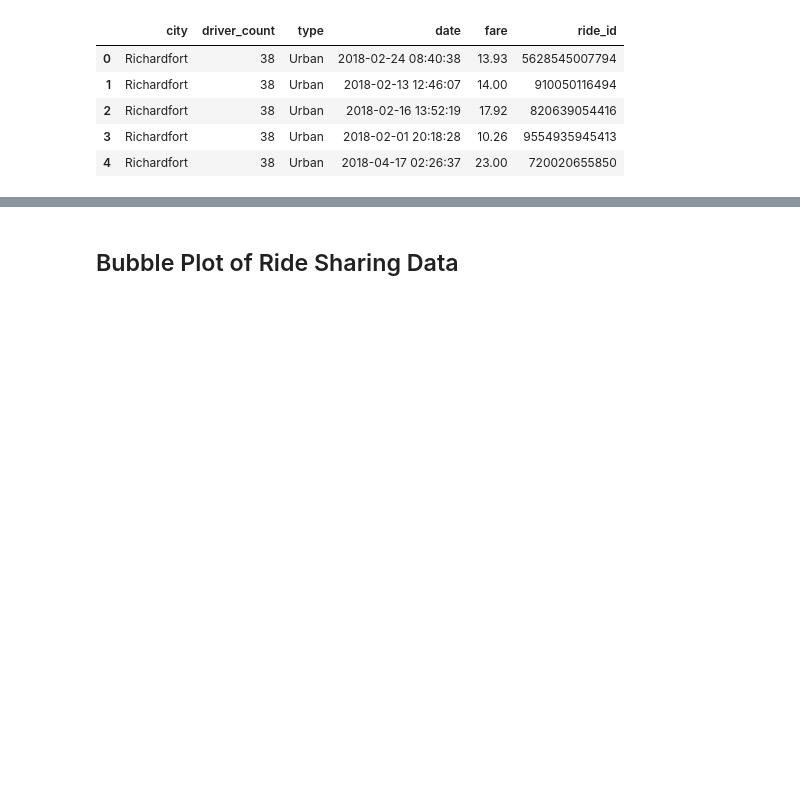
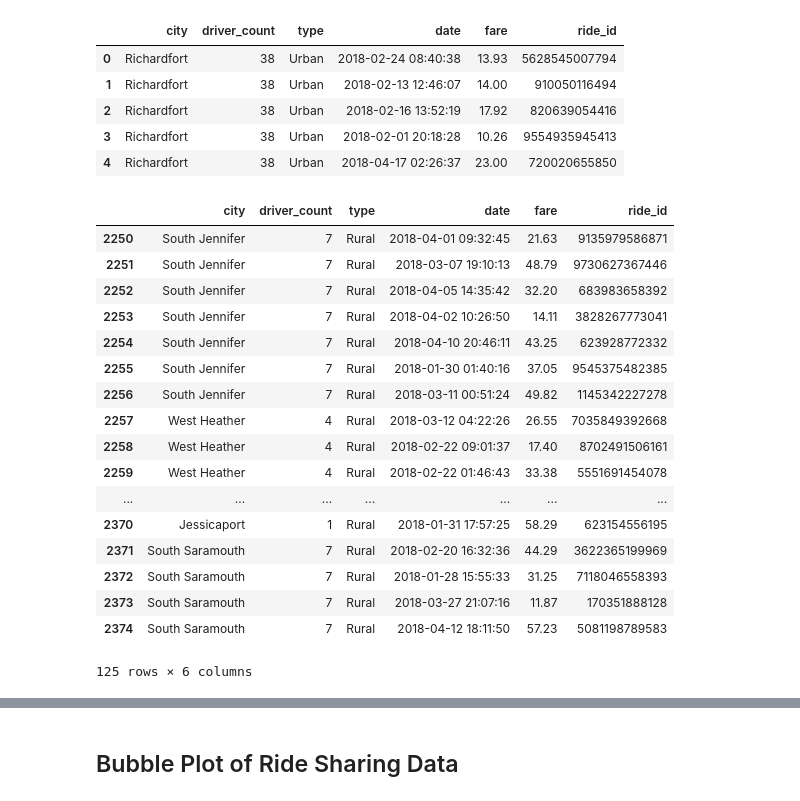
Before and after one commit to fc327/matplotlib, a Jupyter notebook: pyber_matplotlib_assignment.ipynb, the cells around one changed output, grey strips where cells are left out. Drawn from its saved outputs; the diff is of its cells as text; code cells hidden in the pictures; blank space fills up the shorter version.

```diff
--- a/pyber_matplotlib_assignment.ipynb
+++ b/pyber_matplotlib_assignment.ipynb
@@ -25,3 +25,29 @@ rides_and_cities_df.head()
 | 2 | Richardfort | 38 | Urban | 2018-02-16 13:52:19 | 17.92 | 820639054416 |
 | 3 | Richardfort | 38 | Urban | 2018-02-01 20:18:28 | 10.26 | 9554935945413 |
 | 4 | Richardfort | 38 | Urban | 2018-04-17 02:26:37 | 23.00 | 720020655850 |
+# %%
+urban = rides_and_cities_df[rides_and_cities_df['type']=='Urban']
+urban
+suburban = rides_and_cities_df[rides_and_cities_df['type']=='Suburban']
+suburban
+rural = rides_and_cities_df[rides_and_cities_df['type']=='Rural']
+rural
+# %% [output]
+|  | city | driver_count | type | date | fare | ride_id |
+| 2250 | South Jennifer | 7 | Rural | 2018-04-01 09:32:45 | 21.63 | 9135979586871 |
+| 2251 | South Jennifer | 7 | Rural | 2018-03-07 19:10:13 | 48.79 | 9730627367446 |
+| 2252 | South Jennifer | 7 | Rural | 2018-04-05 14:35:42 | 32.20 | 683983658392 |
+| 2253 | South Jennifer | 7 | Rural | 2018-04-02 10:26:50 | 14.11 | 3828267773041 |
+| 2254 | South Jennifer | 7 | Rural | 2018-04-10 20:46:11 | 43.25 | 623928772332 |
+| 2255 | South Jennifer | 7 | Rural | 2018-01-30 01:40:16 | 37.05 | 9545375482385 |
+| 2256 | South Jennifer | 7 | Rural | 2018-03-11 00:51:24 | 49.82 | 1145342227278 |
+| 2257 | West Heather | 4 | Rural | 2018-03-12 04:22:26 | 26.55 | 7035849392668 |
+| 2258 | West Heather | 4 | Rural | 2018-02-22 09:01:37 | 17.40 | 8702491506161 |
+| 2259 | West Heather | 4 | Rural | 2018-02-22 01:46:43 | 33.38 | 5551691454078 |
+| ... | ... | ... | ... | ... | ... | ... |
+| 2370 | Jessicaport | 1 | Rural | 2018-01-31 17:57:25 | 58.29 | 623154556195 |
+| 2371 | South Saramouth | 7 | Rural | 2018-02-20 16:32:36 | 44.29 | 3622365199969 |
+| 2372 | South Saramouth | 7 | Rural | 2018-01-28 15:55:33 | 31.25 | 7118046558393 |
+| 2373 | South Saramouth | 7 | Rural | 2018-03-27 21:07:16 | 11.87 | 170351888128 |
+| 2374 | South Saramouth | 7 | Rural | 2018-04-12 18:11:50 | 57.23 | 5081198789583 |
+125 rows × 6 columns
```
Also changed, not shown: parts of 15 cells of this notebook.
